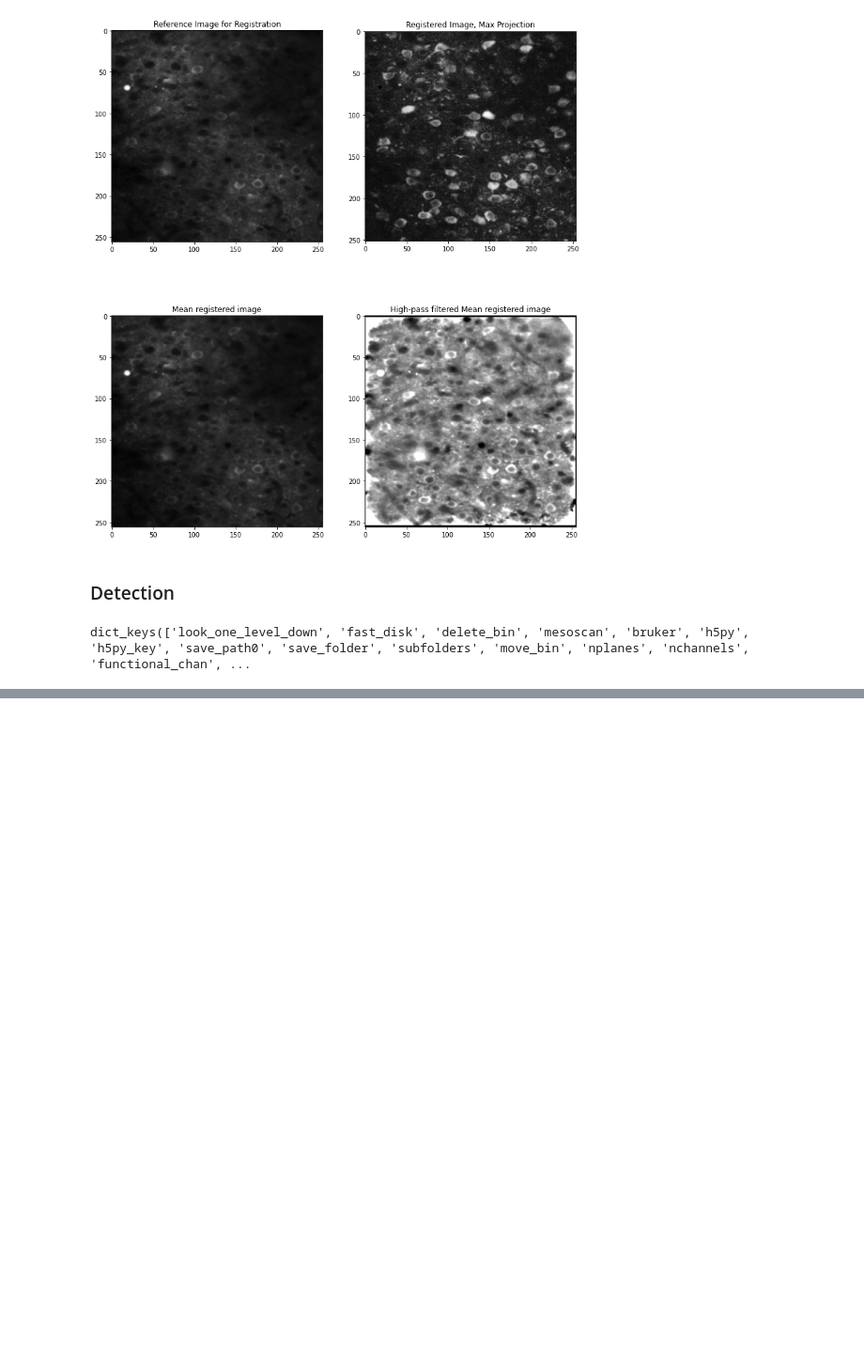
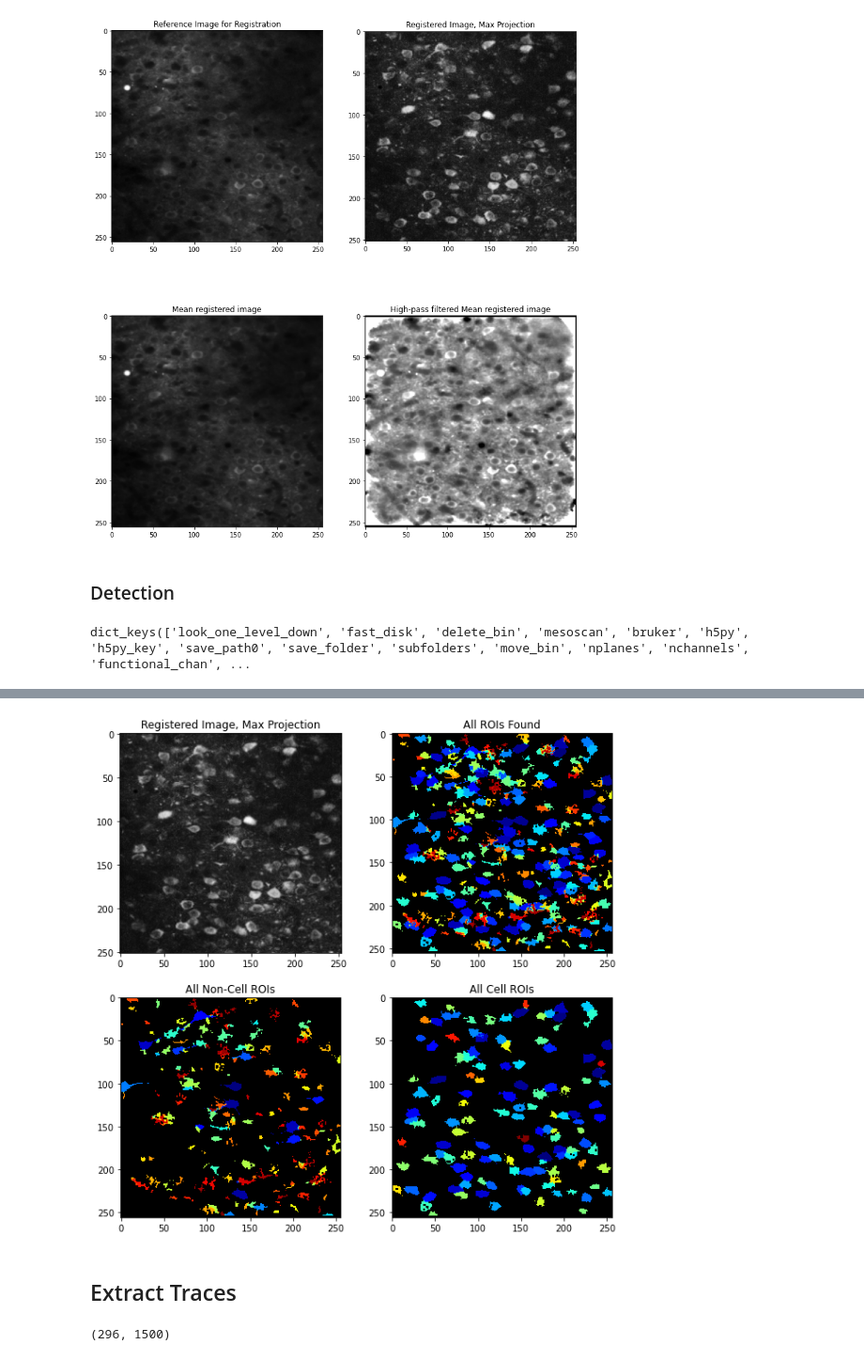
Before and after one commit to MouseLand/suite2p, a Jupyter notebook: jupyter/Run Suite2p.ipynb, the cells around one changed output, grey strips where cells are left out. Shown at 94% size. Drawn from its saved outputs; the diff is of its cells as text; code cells hidden in the pictures; blank space fills up the shorter version.

Commit message:
Added detection and extraction sections
Co-authored-by: Chris Ki <chriski777@berkeley.edu>
Co-authored-by: Nicholas A. Del Grosso <delgrosso.nick@gmail.com>

```diff
--- a/jupyter/Run Suite2p.ipynb
+++ b/jupyter/Run Suite2p.ipynb
@@ -88,0 +134,25 @@ dict_keys(['look_one_level_down', 'fast_disk', 'delete_bin', 'mesoscan', 'bruker
+# %%
+im = np.array([make_image_from_roi_dict(stat, Ly=output_op['Ly'], Lx=output_op['Lx']) * i for i, stat in enumerate(stats)])
+im[im == 0] = np.nan
+
+fig, ((ax1, ax2), (ax3, ax4))= plt.subplots(ncols=2, nrows=2, figsize=(10,10))
+ax1.imshow(output_op['max_proj'], cmap='gray')
+ax1.set(title="Registered Image, Max Projection")
+
+ax2.imshow(np.nanmax(im, axis=0), cmap='jet')
+ax2.set(title="All ROIs Found")
+
+ax3.imshow(np.nanmax(im[~ic], axis=0), cmap='jet')
+ax3.set(title="All Non-Cell ROIs")
+
+ax4.imshow(np.nanmax(im[ic], axis=0), cmap='jet')
+ax4.set(title="All Cell ROIs");
+# %% [output]
+[figure, added]
+# %% [markdown]
+## Extract Traces
+# %%
+F = np.load(Path(output_op['save_path']).joinpath('F.npy'))
+F.shape
+# %% [output]
+(296, 1500)
```
Also changed, not shown: parts of 19 cells of this notebook.
